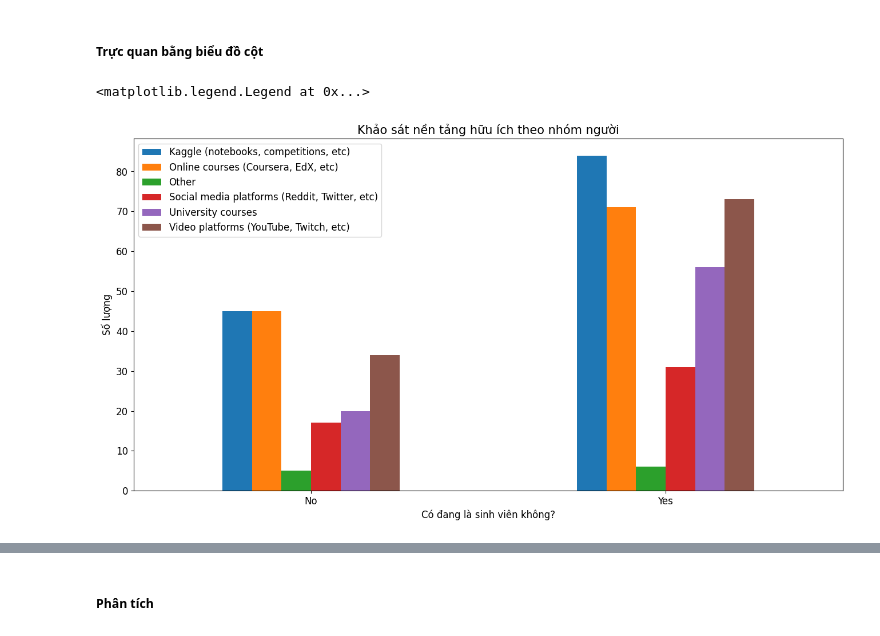
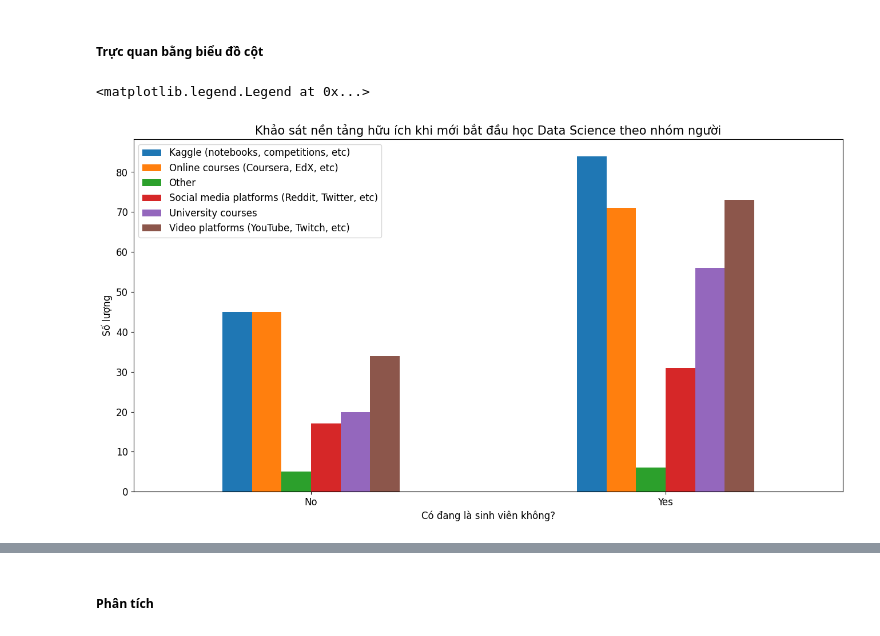
Before and after one commit to khuong253/final_project_data_visualization, a Jupyter notebook: data_visualization.ipynb, the cells around one changed output, grey strips where cells are left out. Drawn from its saved outputs; the diff is of its cells as text; code cells hidden in the pictures.

Commit message:
update data_visualization

```diff
--- a/data_visualization.ipynb
+++ b/data_visualization.ipynb
@@ -149,15 +156,15 @@ student_count
 # %%
 student_count.pivot_table('Freq', 'Are you currently a student?', 'What products or platforms did you find to be most helpful when you first started studying data science?').plot(kind='bar', figsize=(16,8))
 
 # Đặt tên cho trục x, trục y và tên biểu đồ
 ax = plt.subplot()
 ax.set_ylabel("Số lượng")
 ax.set_xlabel("Có đang là sinh viên không?")
 
 plt.xticks(rotation=0)
-plt.title("Khảo sát nền tảng hữu ích theo nhóm người", fontsize=15)
+plt.title("Khảo sát nền tảng hữu ích khi mới bắt đầu học Data Science theo nhóm người", fontsize=15)
 plt.rc('font', size=12)
 plt.legend()
 # %% [output]
 <matplotlib.legend.Legend at 0x...>
-[figure, old version]
+[figure, new version]
```
Also changed, not shown: parts of 18 cells of this notebook.
